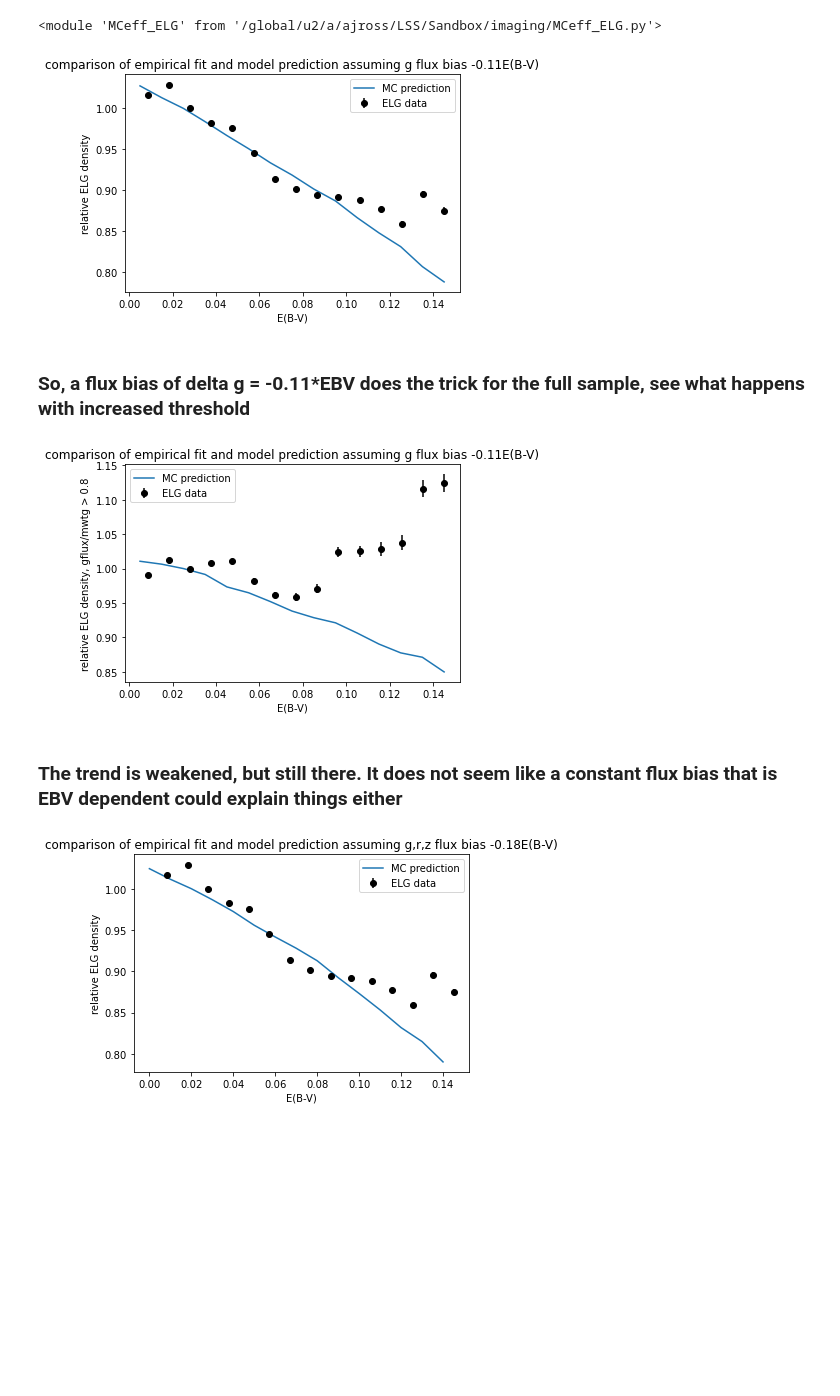
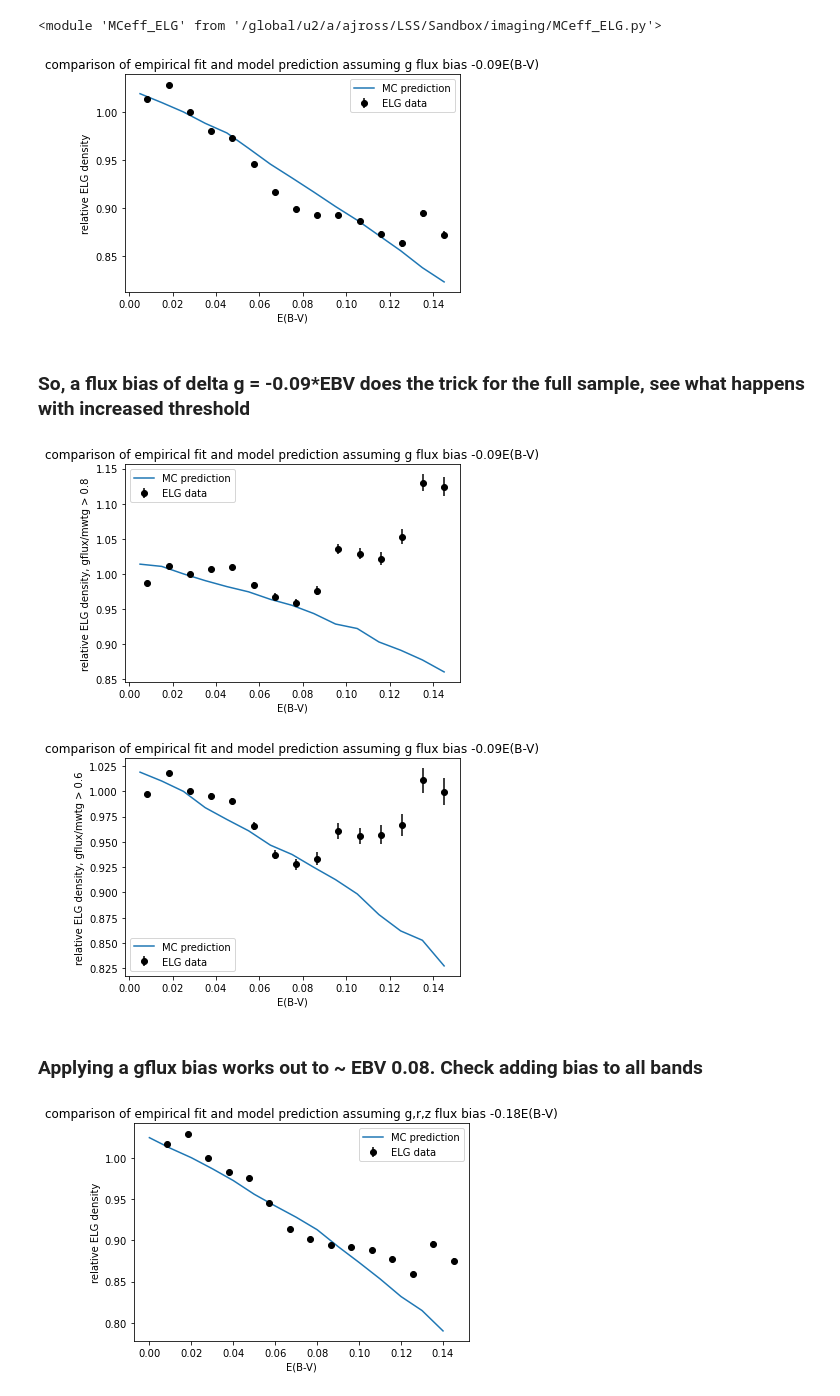
Before and after one commit to desihub/LSS, a Jupyter notebook: Sandbox/imaging/ELGEBV.ipynb, the cells around one changed output. Cells and saved outputs as stored; diff of their text form; code cells hidden in the pictures; blank space fills up the shorter version.

```diff
--- a/Sandbox/imaging/ELGEBV.ipynb
+++ b/Sandbox/imaging/ELGEBV.ipynb
@@ -329,5 +329,5 @@ import MCeff_ELG as MC
 0.01485120570449451
 # %%
 #get points for comparison to model
-dd,vd,ed = densvar.densvsimpar_pix('ELG','EBV',reg='N',vmax=.15,nbin=15)
+dd,vd,ed = densvar.densvsimpar_pix('ELG','EBV',reg='N',vmax=.15,nbin=15,ff='targetDR9m42sep26.fits')
 # %% [output]
@@ -650,27 +649,27 @@ importlib.reload(MC)
 # %%
 ev = np.arange(0,.15,.01)+.005
 v=0
 e0 = MC.ELGeffcalcExt(0.03,0.05,0.1,10.**(-0.4*MC.R_G*v),10.**(-0.4*MC.R_R*v),10.**(-0.4*MC.R_Z*v),south=False)
-EBVfac = 0.11 #this gets multiplied by the EBV value and applied as an offset to the g flux
+EBVfac = 0.09 #this gets multiplied by the EBV value and applied as an offset to the g flux
 pl = []
 for v in ev:
     ef = MC.ELGeffcalcExt(0.03,0.05,0.1,10.**(-0.4*MC.R_G*v),10.**(-0.4*MC.R_R*v),10.**(-0.4*MC.R_Z*v),south=False,dg=-EBVfac*v)/e0
     #ee = 1.0-.25/.15*v #used above
     #print(ef,ee)
     pl.append(ef)
 pl = np.array(pl)
 #plt.plot(ev,ee/ee[2],label='empirical fit')
 plt.plot(ev,pl/pl[2],label='MC prediction')
 plt.errorbar(dd,vd/vd[2],ed,fmt='ko',label='ELG data')
 plt.xlabel('E(B-V)')
 plt.ylabel('relative ELG density')
-plt.title('comparison of empirical fit and model prediction assuming g flux bias -0.11E(B-V)')
+plt.title('comparison of empirical fit and model prediction assuming g flux bias -0.09E(B-V)')
 plt.legend()
 plt.show()
 # %% [output]
-[figure, old version]
+[figure, new version]
 # %% [markdown]
-### So, a flux bias of delta g = -0.11*EBV does the trick for the full sample, see what happens with increased threshold
+### So, a flux bias of delta g = -0.09*EBV does the trick for the full sample, see what happens with increased threshold
 # %%
 ev = np.arange(0,.15,.01)+0.005
 v=0
@@ -689,13 +688,36 @@ plt.plot(ev,pl/pl[2],label='MC prediction')
 plt.errorbar(ddc,dvc/dvc[2],dec,fmt='ko',label='ELG data')
 plt.xlabel('E(B-V)')
 plt.ylabel('relative ELG density, gflux/mwtg > 0.8')
-plt.title('comparison of empirical fit and model prediction assuming g flux bias -0.11E(B-V)')
+plt.title('comparison of empirical fit and model prediction assuming g flux bias -0.09E(B-V)')
 plt.legend()
 plt.show()
 # %% [output]
-[figure, old version]
+[figure, new version]
-# %% [markdown]
-### The trend is weakened, but still there. It does not seem like a constant flux bias that is EBV dependent could explain things either
+# %%
+ev = np.arange(0,.15,.01)+0.005
+v=0
+gfc = 0.6
+e0 = MC.ELGeffcalcExt(0.01,0.01,0.01,10.**(-0.4*MC.R_G*v),10.**(-0.4*MC.R_R*v),10.**(-0.4*MC.R_Z*v),south=False,gfluxcut=gfc)
+EBVfac = 0.11 #this gets multiplied by the EBV value and applied as an offset to the g flux
+pl = []
+for v in ev:
+    ef = MC.ELGeffcalcExt(0.01,0.01,0.01,10.**(-0.4*MC.R_G*v),10.**(-0.4*MC.R_R*v),10.**(-0.4*MC.R_Z*v),south=False,dg=-EBVfac*v,gfluxcut=gfc)/e0
+    ee = 1.0-.25/.15*v #used above
+    #print(ef,ee)
+    pl.append(ef)
+pl = np.array(pl)
+#plt.plot(ev,ee/ee[2],label='empirical fit')
+plt.plot(ev,pl/pl[2],label='MC prediction')
+plt.errorbar(dd6,dv6/dv6[2],dec,fmt='ko',label='ELG data')
+plt.xlabel('E(B-V)')
+plt.ylabel('relative ELG density, gflux/mwtg > 0.6')
+plt.title('comparison of empirical fit and model prediction assuming g flux bias -0.09E(B-V)')
+plt.legend()
+plt.show()
+# %% [output]
+[figure, added]
+# %% [markdown]
+### Applying a gflux bias works out to ~ EBV 0.08. Check adding bias to all bands
 # %%
 #flat deltas
 ev = np.arange(0,.15,.01)
```
Also changed, not shown: parts of 27 cells of this notebook.
